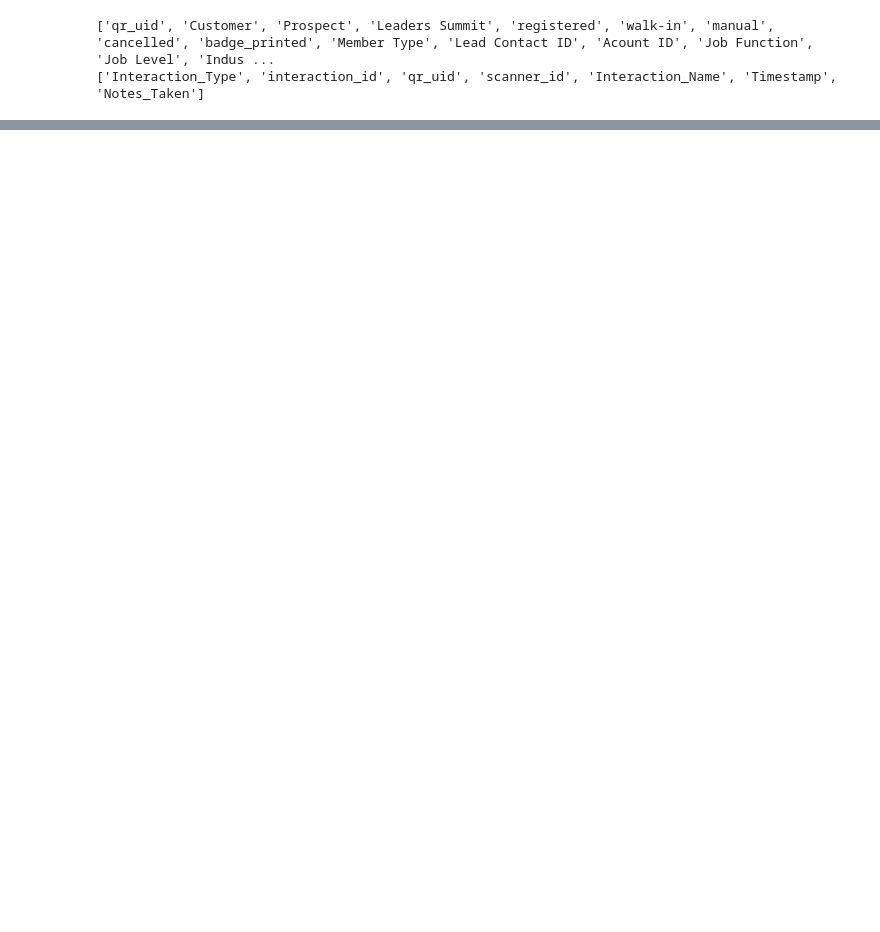
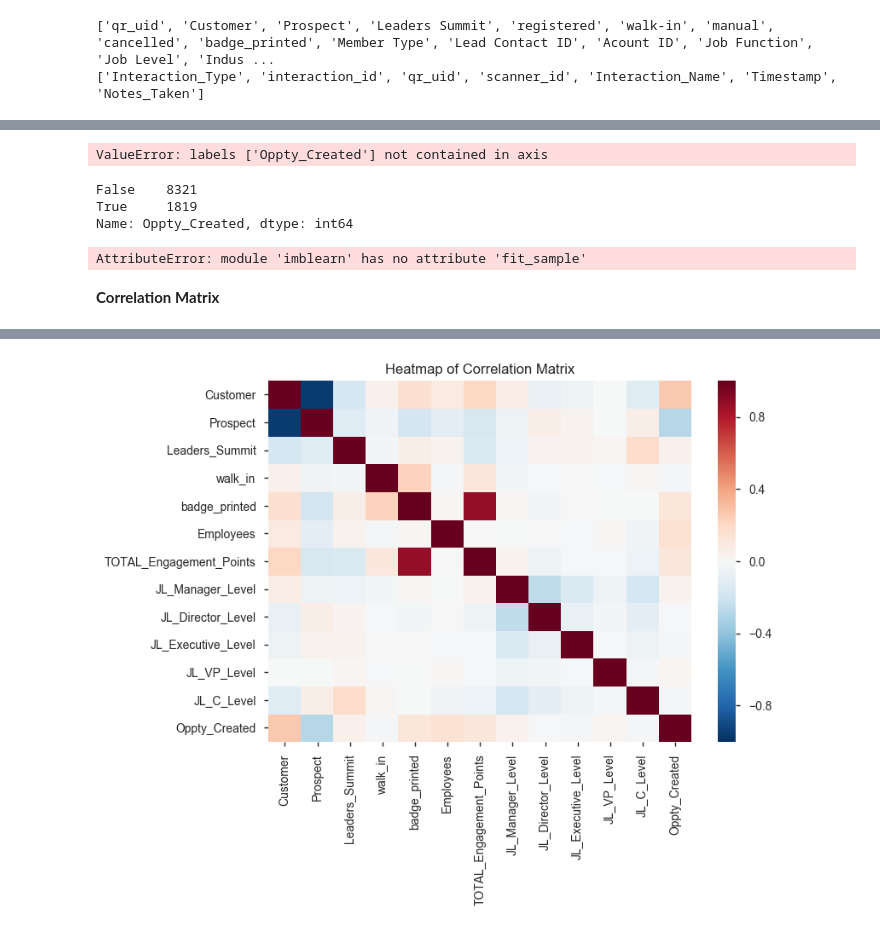
Before and after one commit to GeoffPidcock/Tradeshow, a Jupyter notebook: TradeShow_HomeWork2.ipynb, the cells around one changed output, grey strips where cells are left out. Cells and saved outputs as stored; diff of their text form; code cells hidden in the pictures; blank space fills up the shorter version.

```diff
--- a/TradeShow_HomeWork2.ipynb
+++ b/TradeShow_HomeWork2.ipynb
@@ -174,0 +362,3 @@ pandas_profiling.ProfileReport(Inter)
+# %%
+JLDummies=JLDummies[['JL_Manager_Level','JL_Director_Level','JL_Executive_Level','JL_VP_Level','JL_C_Level']]
+JLDummies.columns.values
@@ -174,0 +368,5 @@ pandas_profiling.ProfileReport(Inter)
+# %%
+# concatenate the five dummy variable columns onto the original DataFrame
+# Deleg.shape - 21 before, should be 26 afterb
+Deleg = pd.concat([Deleg,JLDummies], axis=1)
+list(Deleg.columns.values)
@@ -174,0 +432,2 @@ pandas_profiling.ProfileReport(Inter)
+# %%
+Deleg.TOTAL_Engagement_Points.fillna(value=0,inplace=True)
@@ -174,0 +441,4 @@ pandas_profiling.ProfileReport(Inter)
+# %%
+D_Subset = Deleg[['Customer','Prospect','Leaders_Summit','walk_in','badge_printed','Employees','TOTAL_Engagement_Points','JL_Manager_Level','JL_Director_Level','JL_Executive_Level','JL_VP_Level','JL_C_Level','Oppty_Created']]
+# walk_in and registered are interrelated.
+# Industry is too high in cardinality.
@@ -174,0 +474,33 @@ pandas_profiling.ProfileReport(Inter)
+# %%
+# Being Naive - let's try random under sampling - though no clue how to specify Oppty_Created as holding majority class info.
+D_Subset_X=D_Subset.drop(['Oppty_Created'])
+D_Subset_X.columns.values
+# imblearn.under_sampling.RandomUnderSample
+# %% [output]
+ValueError: labels ['Oppty_Created'] not contained in axis
+# %%
+D_Subset_Y=D_Subset.Oppty_Created
+D_Subset_Y.value_counts()
+# %% [output]
+False    8321
+True     1819
+Name: Oppty_Created, dtype: int64
+# %%
+# Following the documentation - let's try to randomly undersample this dataset.
+D_Subset_X_Sample,D_Subset_Y_Sample = imblearn.fit_sample(D_Subset_X,D_Subset_Y)
+# D_Subset_X_Sample,D_Subset_Y_Sample = imblearn.under_sampling.RandomUnderSampler.fit_sample(D_Subset_X,D_Subset_Y)
+# Hmmmmm.... Will press pause on this matter.
+# Recommendation from Alisdair to potentially explore upsampling.
+# %% [output]
+AttributeError: module 'imblearn' has no attribute 'fit_sample'
+# %% [markdown]
+**Correlation Matrix**
+# %%
+corr = D_Subset.corr()
+corr = (corr)
+sns.heatmap(corr,
+            xticklabels=corr.columns.values,
+            yticklabels=corr.columns.values)
+sns.plt.title('Heatmap of Correlation Matrix')
+corr
+# %% [output]
@@ -174,0 +521 @@ pandas_profiling.ProfileReport(Inter)
+[figure, added]
```
Also changed, not shown: parts of 61 cells of this notebook, 7 other files.
